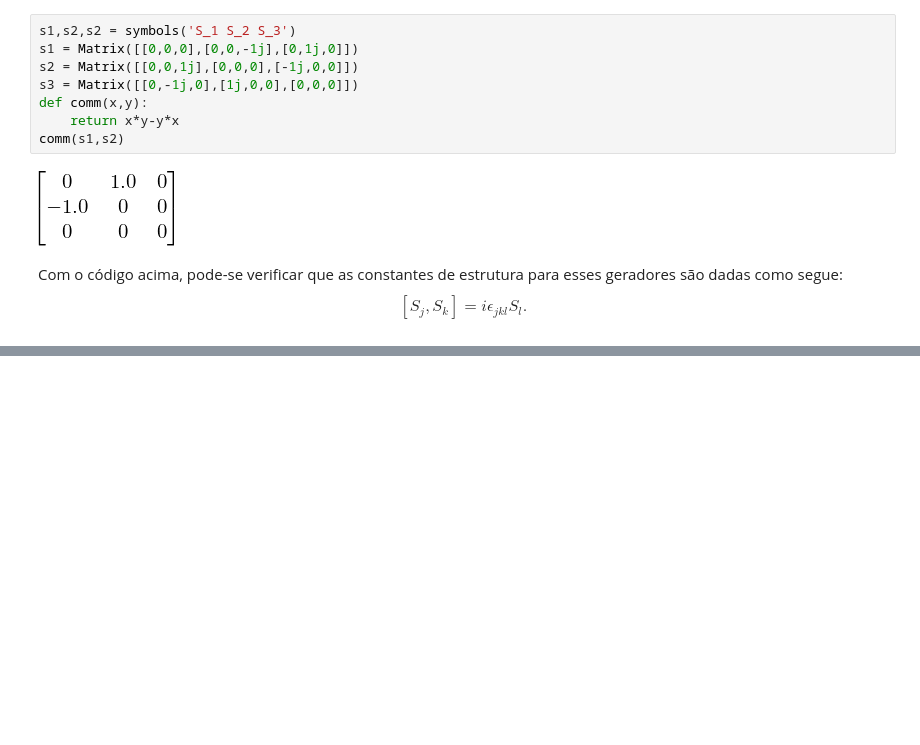
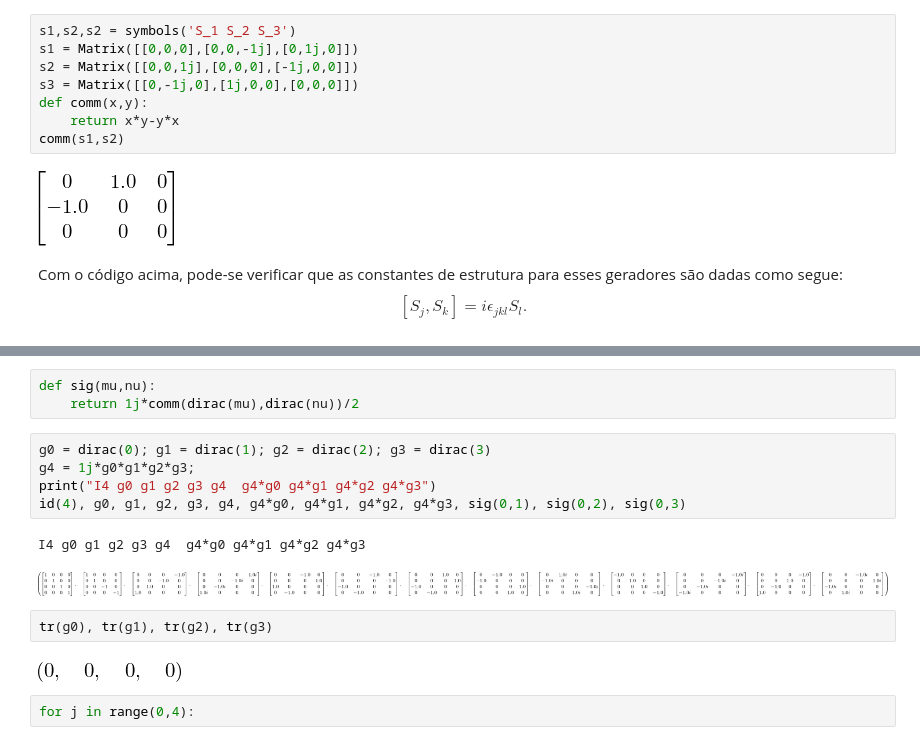
Before and after one commit to jonasmaziero/algebra_linear, a Jupyter notebook: 10_Lie.ipynb, the cells around one changed output, grey strips where cells are left out. Drawn from its saved outputs; the diff is of its cells as text; blank space fills up the shorter version.

```diff
--- a/10_Lie.ipynb
+++ b/10_Lie.ipynb
@@ -193,0 +261,17 @@ Ou seja, se $H$ é invariante sob a ação dos elementos de um grupo de Lie, ent
+# %%
+def sig(mu,nu):
+    return 1j*comm(dirac(mu),dirac(nu))/2
+# %%
+g0 = dirac(0); g1 = dirac(1); g2 = dirac(2); g3 = dirac(3)
+g4 = 1j*g0*g1*g2*g3;
+print("I4 g0 g1 g2 g3 g4  g4*g0 g4*g1 g4*g2 g4*g3")
+id(4), g0, g1, g2, g3, g4, g4*g0, g4*g1, g4*g2, g4*g3, sig(0,1), sig(0,2), sig(0,3)
+# %% [output]
+I4 g0 g1 g2 g3 g4  g4*g0 g4*g1 g4*g2 g4*g3
+[figure, added]
+# %%
+tr(g0), tr(g1), tr(g2), tr(g3)
+# %% [output]
+[figure, added]
+# %%
+for j in range(0,4):
```
Also changed, not shown: parts of 25 cells of this notebook, 3 other files.
